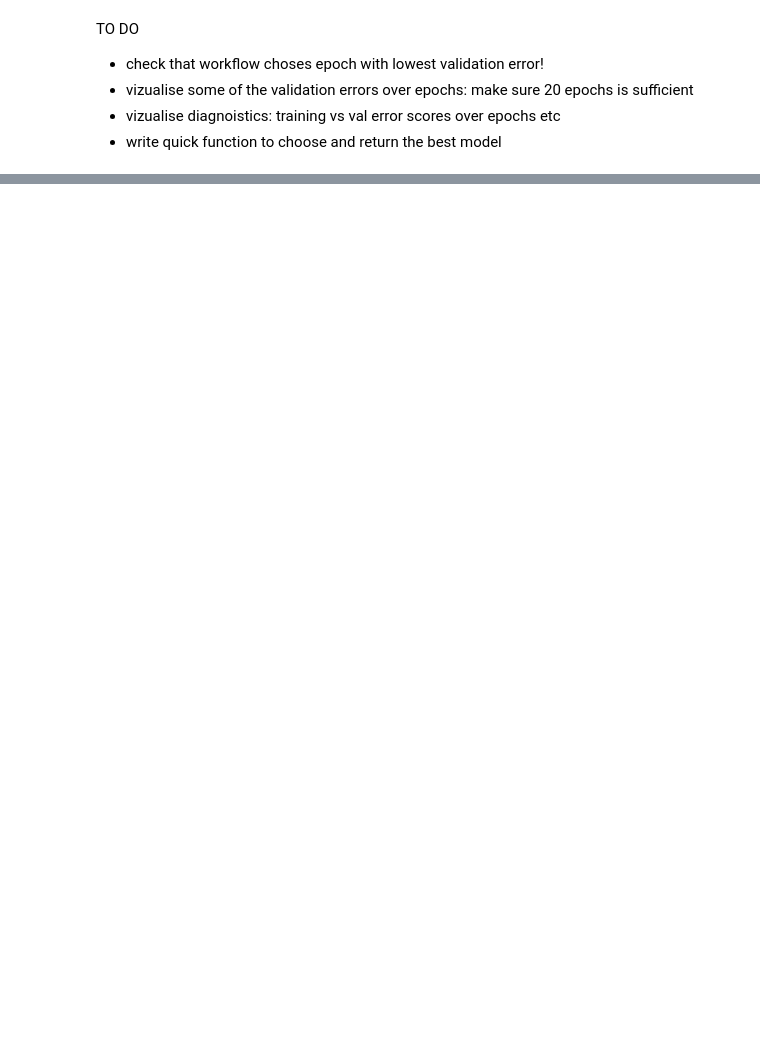
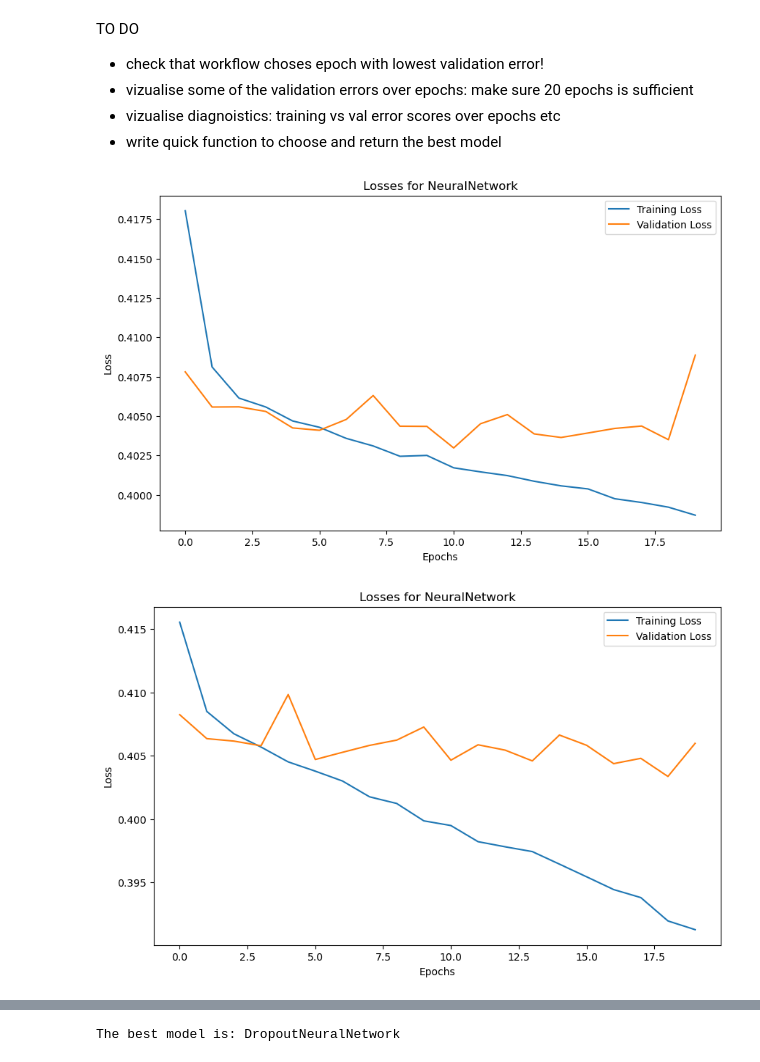
Before and after one commit to henrycgbaker/ML_climate_wellbeing_disparities, a Jupyter notebook: neural_net.ipynb, the cells around one changed output, grey strips where cells are left out. Saved outputs shown, nothing was run; the diff lists cells and outputs as text; code cells hidden in the pictures; blank space fills up the shorter version.

Commit message:
checked and added todo functions in neural net

```diff
--- a/neural_net.ipynb
+++ b/neural_net.ipynb
@@ -626,3 +734,36 @@ TO DO
 - vizualise some of the validation errors over epochs: make sure 20 epochs is sufficient
 - vizualise diagnoistics: training vs val error scores over epochs etc
 - write quick function to choose and return the best model
+# %%
+
+# Function to visualize training vs validation error scores over epochs
+def plot_losses(results):
+    for result in results:
+        plt.figure(figsize=(10, 6))
+        plt.plot(result['train_losses'], label='Training Loss')
+        plt.plot(result['val_losses'], label='Validation Loss')
+        plt.title(f"Losses for {result['model_name']}")
+        plt.xlabel('Epochs')
+        plt.ylabel('Loss')
+        plt.legend()
+        plt.show()
+
+# Function to choose and return the best model based on validation loss
+def choose_best_model(results):
+    best_model_name = None
+    best_val_loss = float('inf')
+    for result in results:
+        if min(result['val_losses']) < best_val_loss:
+            best_val_loss = min(result['val_losses'])
+            best_model_name = result['model_name']
+    return best_model_name
+
+# Visualization of validation errors over epochs
+plot_losses(results)
+
+# Choose and print the best model
+best_model_name = choose_best_model(results)
+print(f"The best model is: {best_model_name}")
+# %% [output]
+[figure, added]
+[figure, added]
@@ -628,0 +776 @@ TO DO
+The best model is: DropoutNeuralNetwork
```
Also changed, not shown: parts of 12 cells of this notebook, 2 other files.
